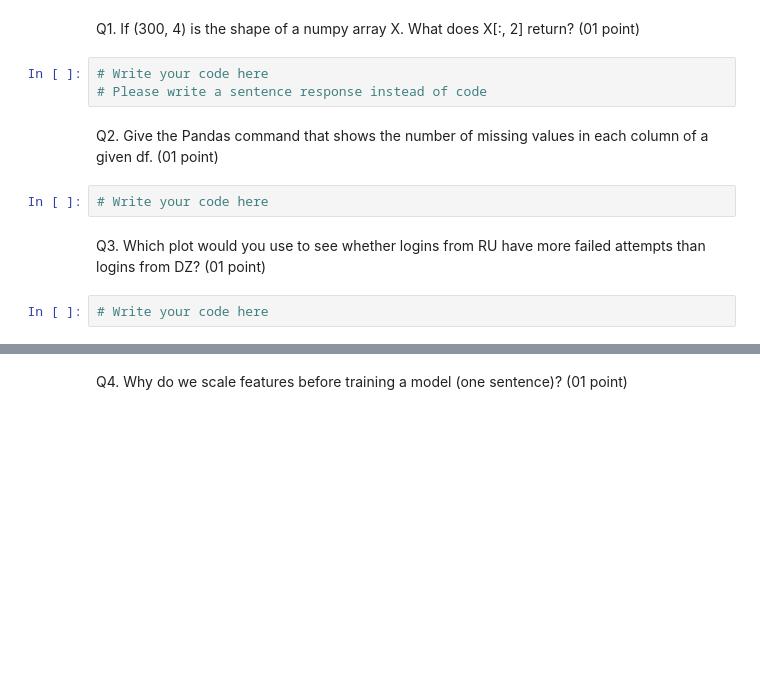
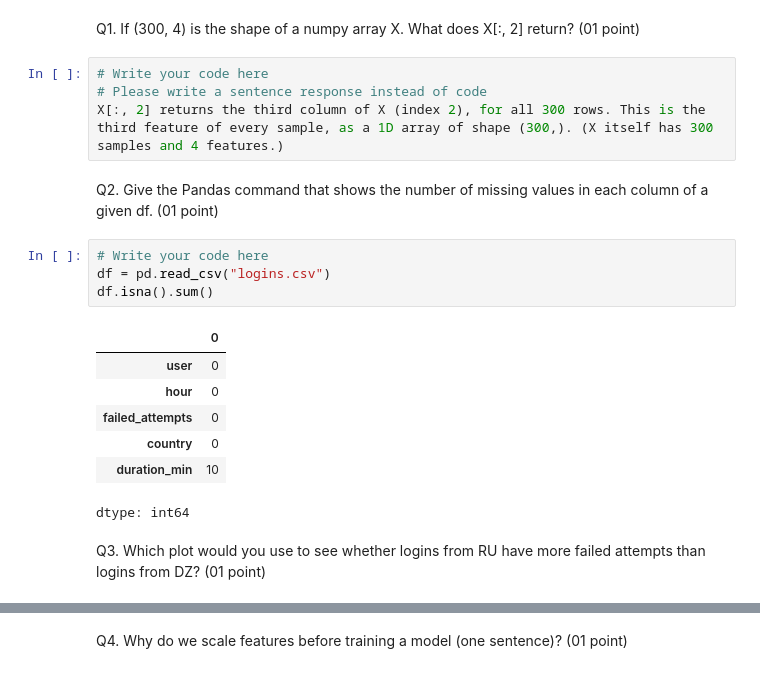
Before and after one commit to su-belhouchi/MLDLS-LAB, a Jupyter notebook: TP1.ipynb, the cells around one changed output, grey strips where cells are left out. Saved outputs shown, nothing was run; the diff lists cells and outputs as text; blank space fills up the shorter version.

```diff
--- a/TP1.ipynb
+++ b/TP1.ipynb
@@ -148,7 +190,8 @@ log = pd.DataFrame({"user":    rng.choice(["ali", "sara", "yacine", "nour", "kar
 # %% [markdown]
 Q1. If (300, 4) is the shape of a numpy array X.
 What does X[:, 2] return? (01 point)
-# %%
-# Write your code here
-# Please write a sentence response instead of code
+# %%
+# Write your code here
+# Please write a sentence response instead of code
+X[:, 2] returns the third column of X (index 2), for all 300 rows. This is the third feature of every sample, as a 1D array of shape (300,). (X itself has 300 samples and 4 features.)
 # %% [markdown]
@@ -155,7 +199,15 @@ What does X[:, 2] return? (01 point)
 Q2. Give the Pandas command that shows the number of missing values in each column of a given df. (01 point)
 # %%
 # Write your code here
+df = pd.read_csv("logins.csv")
+df.isna().sum()
+# %% [output]
+|  | 0 |
+| user | 0 |
+| hour | 0 |
+| failed_attempts | 0 |
+| country | 0 |
+| duration_min | 10 |
+dtype: int64
 # %% [markdown]
 Q3. Which plot would you use to see whether logins from RU have more failed attempts than logins from DZ? (01 point)
-# %%
-# Write your code here
```
Also changed, not shown: parts of 21 cells of this notebook.
